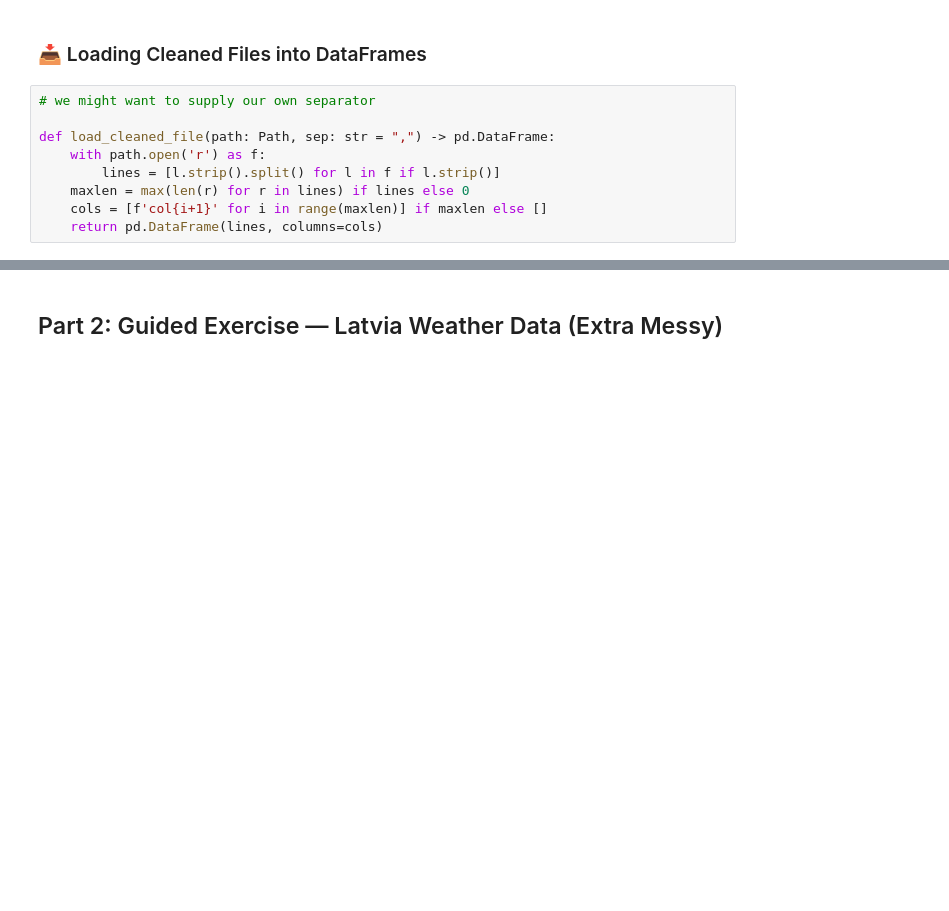
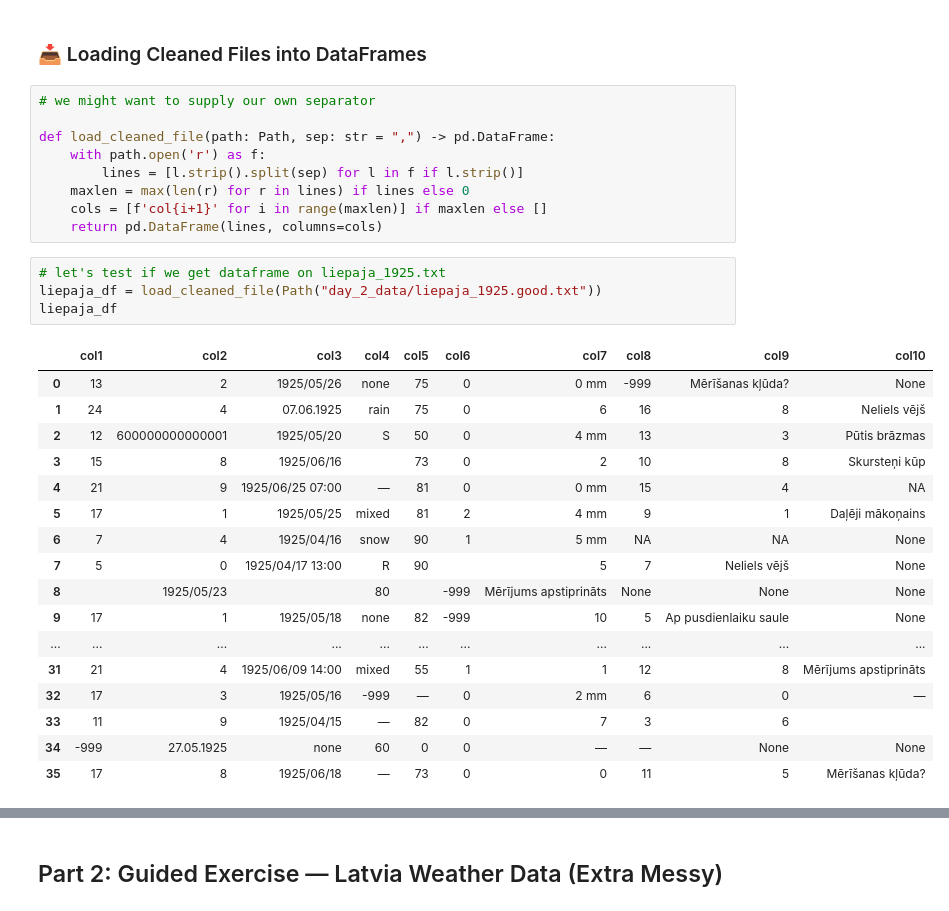
Before and after one commit to ValRCS/RTU_Data_Analysis_Visualization_CPD, a Jupyter notebook: notebooks/day2_data_cleaning_preparation.ipynb, the cells around one changed output, grey strips where cells are left out. Cells and saved outputs as stored; diff of their text form; blank space fills up the shorter version.

```diff
--- a/notebooks/day2_data_cleaning_preparation.ipynb
+++ b/notebooks/day2_data_cleaning_preparation.ipynb
@@ -407,7 +453,29 @@ def get_sep(path: Path) -> str:
 
 def load_cleaned_file(path: Path, sep: str = ",") -> pd.DataFrame:
     with path.open('r') as f:
-        lines = [l.strip().split() for l in f if l.strip()]
+        lines = [l.strip().split(sep) for l in f if l.strip()]
     maxlen = max(len(r) for r in lines) if lines else 0
     cols = [f'col{i+1}' for i in range(maxlen)] if maxlen else []
     return pd.DataFrame(lines, columns=cols)
+# %%
+# let's test if we get dataframe on liepaja_1925.txt
+liepaja_df = load_cleaned_file(Path("day_2_data/liepaja_1925.good.txt"))
+liepaja_df
+# %% [output]
+|  | col1 | col2 | col3 | col4 | col5 | col6 | col7 | col8 | col9 | col10 |
+| 0 | 13 | 2 | 1925/05/26 | none | 75 | 0 | 0 mm | -999 | Mērīšanas kļūda? | None |
+| 1 | 24 | 4 | 07.06.1925 | rain | 75 | 0 | 6 | 16 | 8 | Neliels vējš |
+| 2 | 12 | 600000000000001 | 1925/05/20 | S | 50 | 0 | 4 mm | 13 | 3 | Pūtis brāzmas |
+| 3 | 15 | 8 | 1925/06/16 |  | 73 | 0 | 2 | 10 | 8 | Skursteņi kūp |
+| 4 | 21 | 9 | 1925/06/25 07:00 | — | 81 | 0 | 0 mm | 15 | 4 | NA |
+| 5 | 17 | 1 | 1925/05/25 | mixed | 81 | 2 | 4 mm | 9 | 1 | Daļēji mākoņains |
+| 6 | 7 | 4 | 1925/04/16 | snow | 90 | 1 | 5 mm | NA | NA | None |
+| 7 | 5 | 0 | 1925/04/17 13:00 | R | 90 |  | 5 | 7 | Neliels vējš | None |
+| 8 |  | 1925/05/23 |  | 80 |  | -999 | Mērījums apstiprināts | None | None | None |
+| 9 | 17 | 1 | 1925/05/18 | none | 82 | -999 | 10 | 5 | Ap pusdienlaiku saule | None |
+| ... | ... | ... | ... | ... | ... | ... | ... | ... | ... | ... |
+| 31 | 21 | 4 | 1925/06/09 14:00 | mixed | 55 | 1 | 1 | 12 | 8 | Mērījums apstiprināts |
+| 32 | 17 | 3 | 1925/05/16 | -999 | — | 0 | 2 mm | 6 | 0 | — |
+| 33 | 11 | 9 | 1925/04/15 | — | 82 | 0 | 7 | 3 | 6 |  |
+| 34 | -999 | 27.05.1925 | none | 60 | 0 | 0 | — | — | None | None |
+| 35 | 17 | 8 | 1925/06/18 | — | 73 | 0 | 0 | 11 | 5 | Mērīšanas kļūda? |
```
Also changed, not shown: parts of 21 cells of this notebook.
